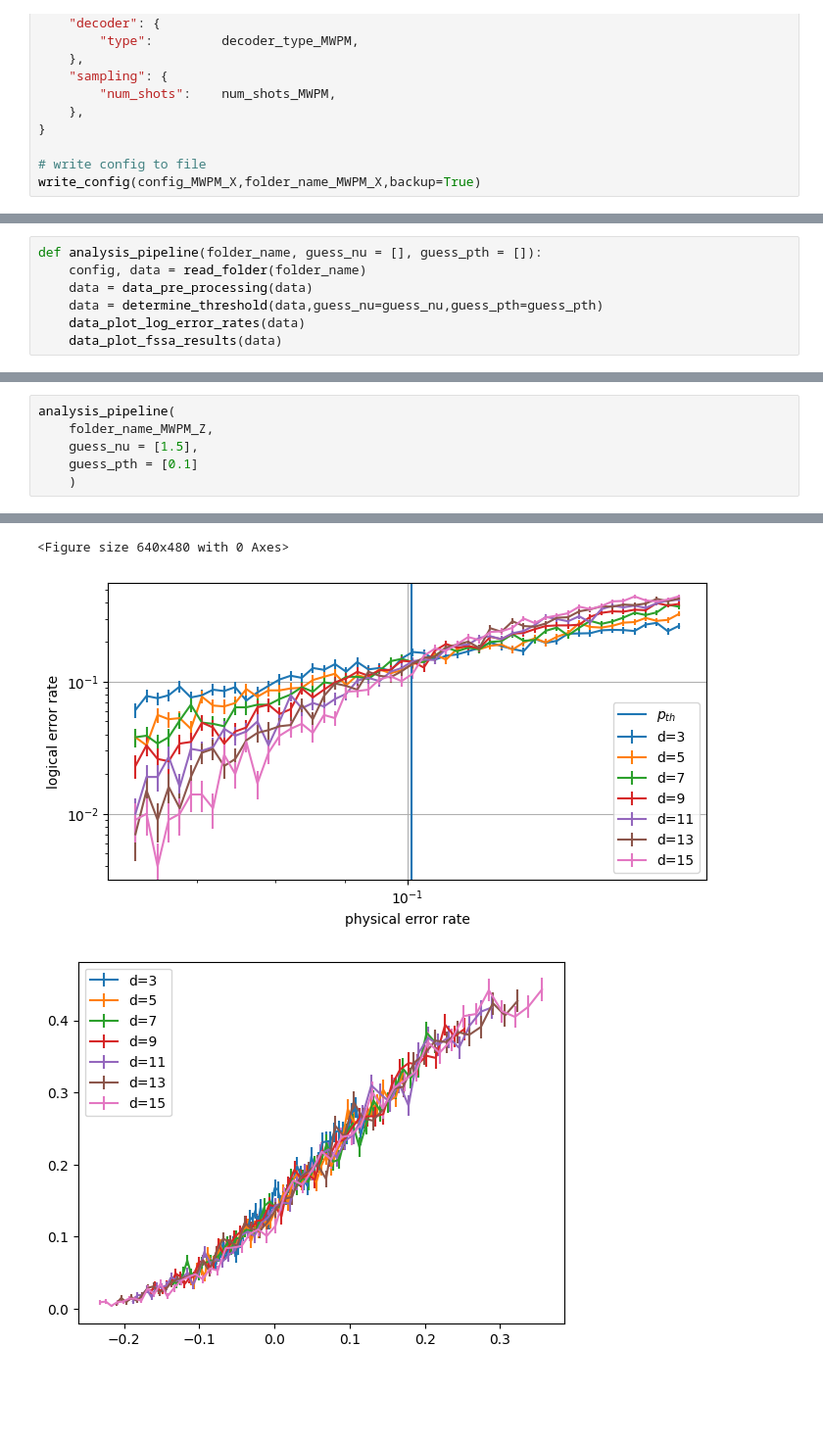
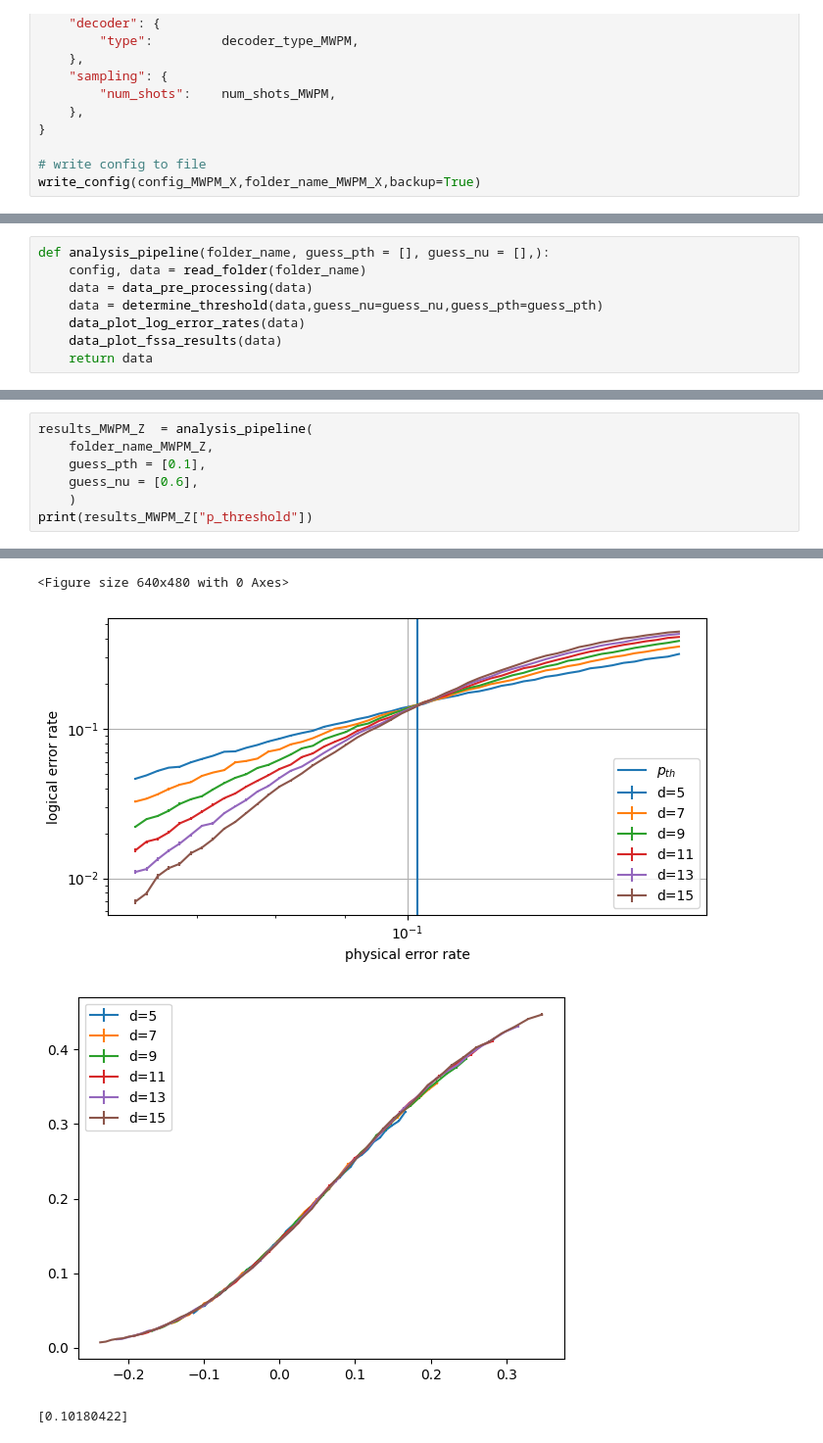
Before and after one commit to leonardlux/MasterArbeit, a Jupyter notebook: code/result_basic_noise.ipynb, the cells around one changed output, grey strips where cells are left out. Shown at 98% size. Saved outputs shown, nothing was run; the diff lists cells and outputs as text; blank space fills up the shorter version.

```diff
--- a/code/result_basic_noise.ipynb
+++ b/code/result_basic_noise.ipynb
@@ -224,10 +253,11 @@ folder_name_ML_X = "basic_md_1r_steane_X_ML"
 folder_name_MWPM_Z = "basic_md_1r_steane_Z_MWPM"
 folder_name_MWPM_X = "basic_md_1r_steane_X_MWPM"
 # %%
-def analysis_pipeline(folder_name, guess_nu = [], guess_pth = []):
+def analysis_pipeline(folder_name, guess_pth = [], guess_nu = [],):
     config, data = read_folder(folder_name)
     data = data_pre_processing(data)
     data = determine_threshold(data,guess_nu=guess_nu,guess_pth=guess_pth)
     data_plot_log_error_rates(data)
     data_plot_fssa_results(data)
+    return data
 # %%
@@ -273,9 +308,10 @@ analysis_pipeline(
 # %%
-analysis_pipeline(
+results_MWPM_Z  = analysis_pipeline(
     folder_name_MWPM_Z,
-    guess_nu = [1.5],
-    guess_pth = [0.1]
+    guess_pth = [0.1],
+    guess_nu = [0.6],
     )
+print(results_MWPM_Z["p_threshold"])
 # %% [output]
        message: Optimization terminated successfully.
        success: True
@@ -290,4 +326,5 @@ analysis_pipeline(
 <Figure size 640x480 with 0 Axes>
-[figure, old version]
+[figure, new version]
-[figure, old version]
+[figure, new version]
+[0.10180422]
 # %%
```
Also changed, not shown: parts of 11 cells of this notebook, 10 other files.
